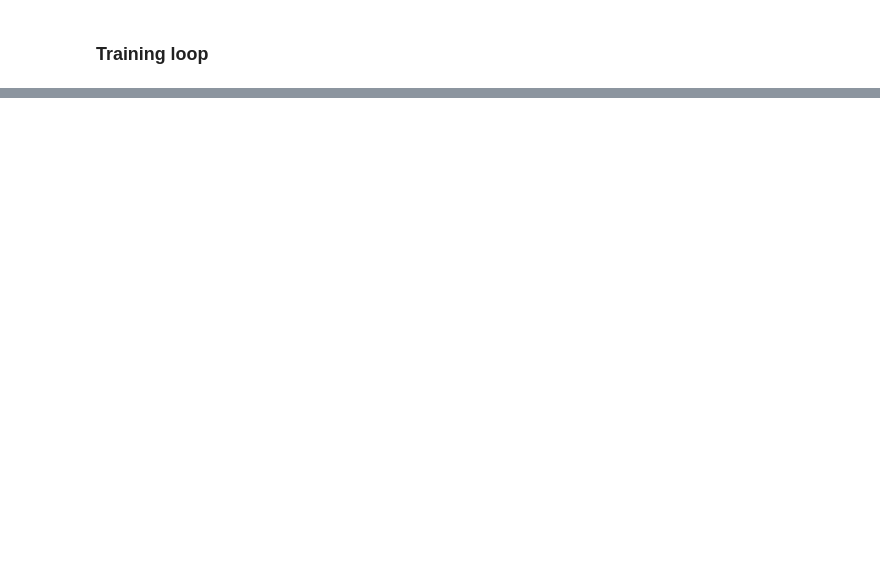
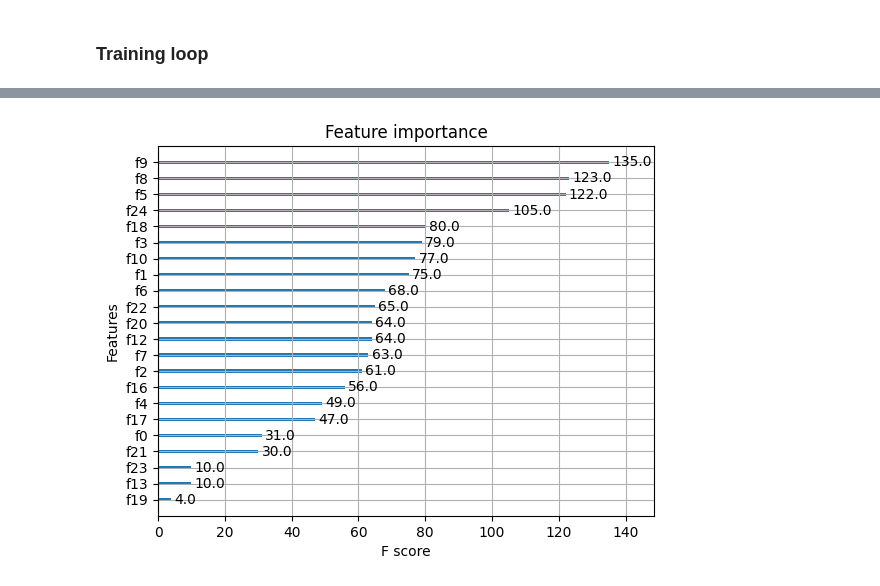
Before and after one commit to lukasz-kedzierski/surface-classification, a Jupyter notebook: src/surface_classification_xgb_2.ipynb, the cells around one changed output, grey strips where cells are left out. Cells and saved outputs as stored; diff of their text form; code cells hidden in the pictures; blank space fills up the shorter version.

```diff
--- a/src/surface_classification_xgb_2.ipynb
+++ b/src/surface_classification_xgb_2.ipynb
@@ -138,0 +181,5 @@ TypeError: argument of type 'method' is not iterable
+# %%
+plot_importance(xgb, max_num_features = 25)
+plt.show()
+# %% [output]
+[figure, added]
```
Also changed, not shown: parts of 12 cells of this notebook, 1 other file.
